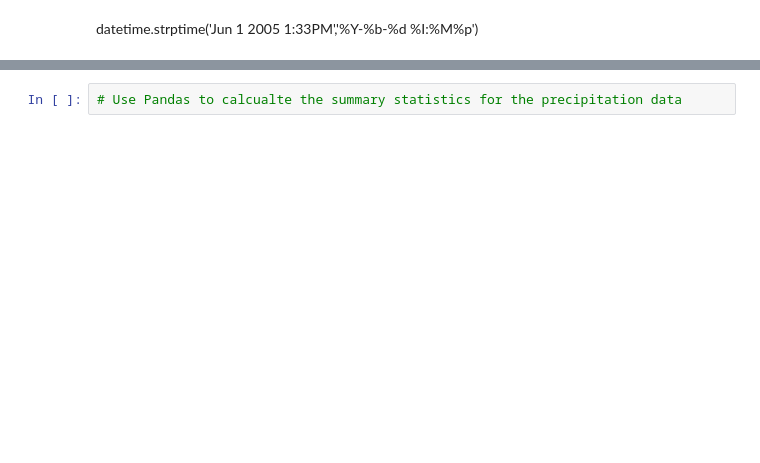
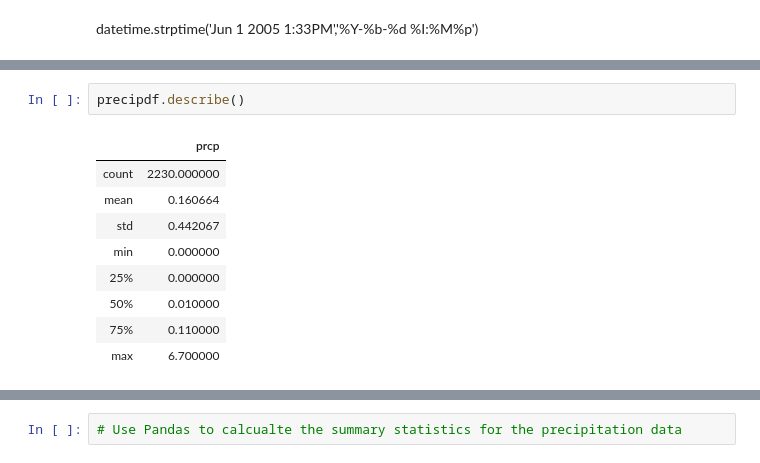
Before and after one commit to rockhound03/sqlalchemy-challenge, a Jupyter notebook: climate_starter.ipynb, the cells around one changed output, grey strips where cells are left out. Cells and saved outputs as stored; diff of their text form; blank space fills up the shorter version.

```diff
--- a/climate_starter.ipynb
+++ b/climate_starter.ipynb
@@ -95,0 +127,12 @@ last_year_precip
+# %%
+precipdf.describe()
+# %% [output]
+|  | prcp |
+| count | 2230.000000 |
+| mean | 0.160664 |
+| std | 0.442067 |
+| min | 0.000000 |
+| 25% | 0.000000 |
+| 50% | 0.010000 |
+| 75% | 0.110000 |
+| max | 6.700000 |
```
Also changed, not shown: parts of 12 cells of this notebook.
